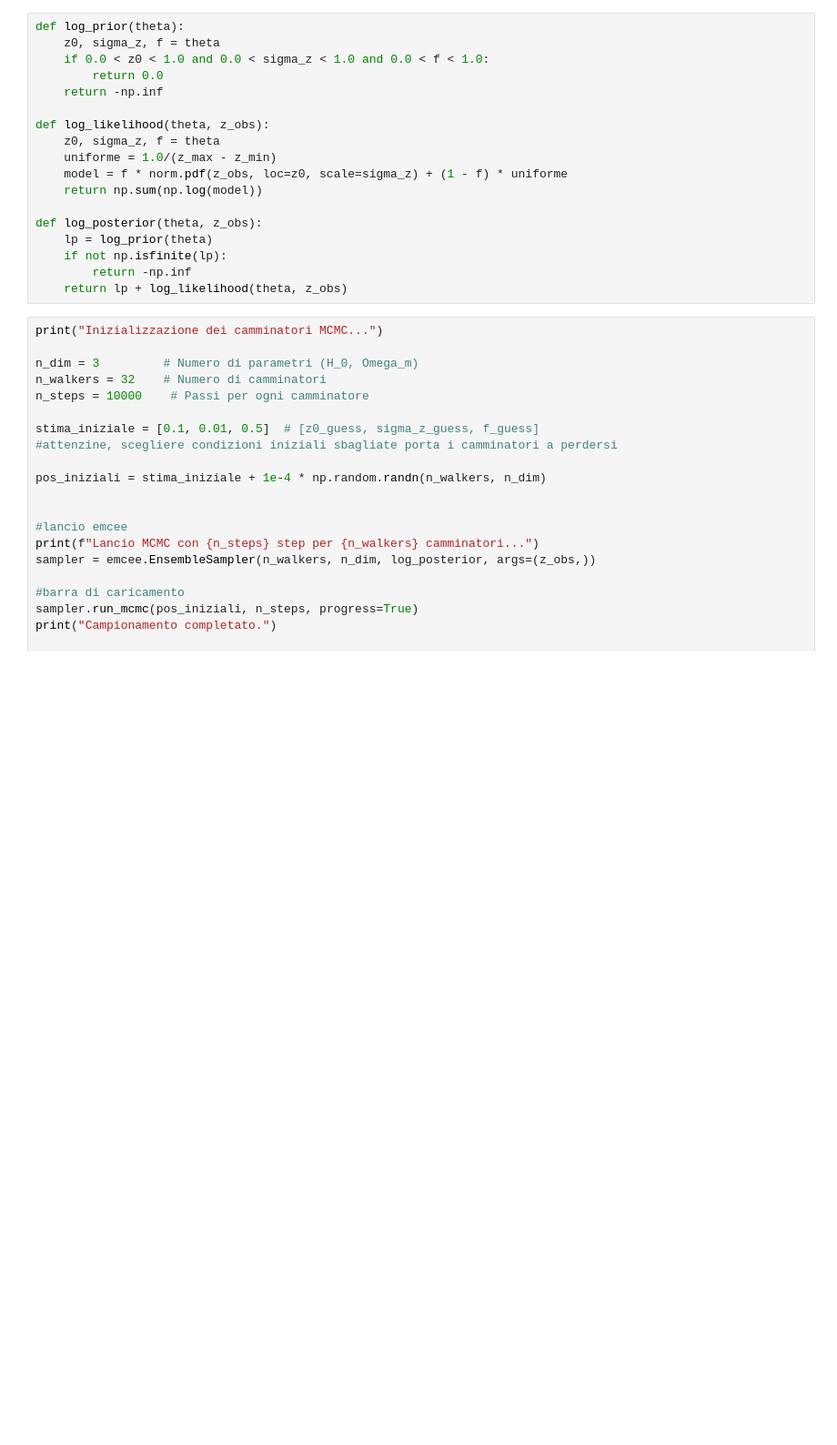
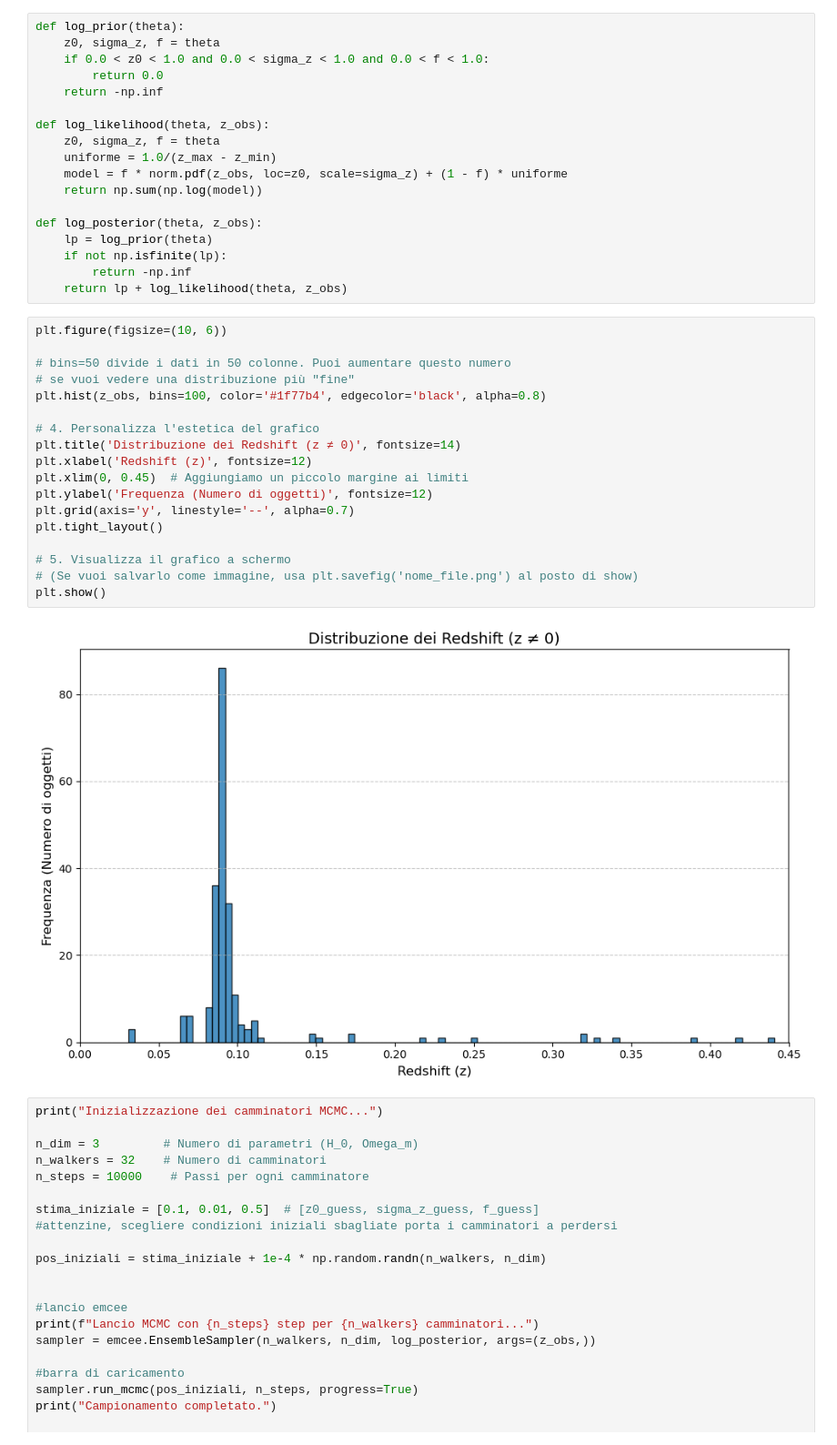
Before and after one commit to MattiaMonz/esperienza5, a Jupyter notebook: mainhm.ipynb, the cells around one changed output. Shown at 91% size. Drawn from its saved outputs; the diff is of its cells as text; blank space fills up the shorter version.

```diff
--- a/mainhm.ipynb
+++ b/mainhm.ipynb
@@ -30,6 +30,26 @@ def log_posterior(theta, z_obs):
     if not np.isfinite(lp):
         return -np.inf
     return lp + log_likelihood(theta, z_obs)
+# %%
+plt.figure(figsize=(10, 6))
+
+# bins=50 divide i dati in 50 colonne. Puoi aumentare questo numero
+# se vuoi vedere una distribuzione più "fine"
+plt.hist(z_obs, bins=100, color='#1f77b4', edgecolor='black', alpha=0.8)
+
+# 4. Personalizza l'estetica del grafico
+plt.title('Distribuzione dei Redshift (z ≠ 0)', fontsize=14)
+plt.xlabel('Redshift (z)', fontsize=12)
+plt.xlim(0, 0.45)  # Aggiungiamo un piccolo margine ai limiti
+plt.ylabel('Frequenza (Numero di oggetti)', fontsize=12)
+plt.grid(axis='y', linestyle='--', alpha=0.7)
+plt.tight_layout()
+
+# 5. Visualizza il grafico a schermo
+# (Se vuoi salvarlo come immagine, usa plt.savefig('nome_file.png') al posto di show)
+plt.show()
+# %% [output]
+[figure, added]
 # %%
 print("Inizializzazione dei camminatori MCMC...")
 
```
Also changed, not shown: parts of 2 cells of this notebook, 7 other files.
